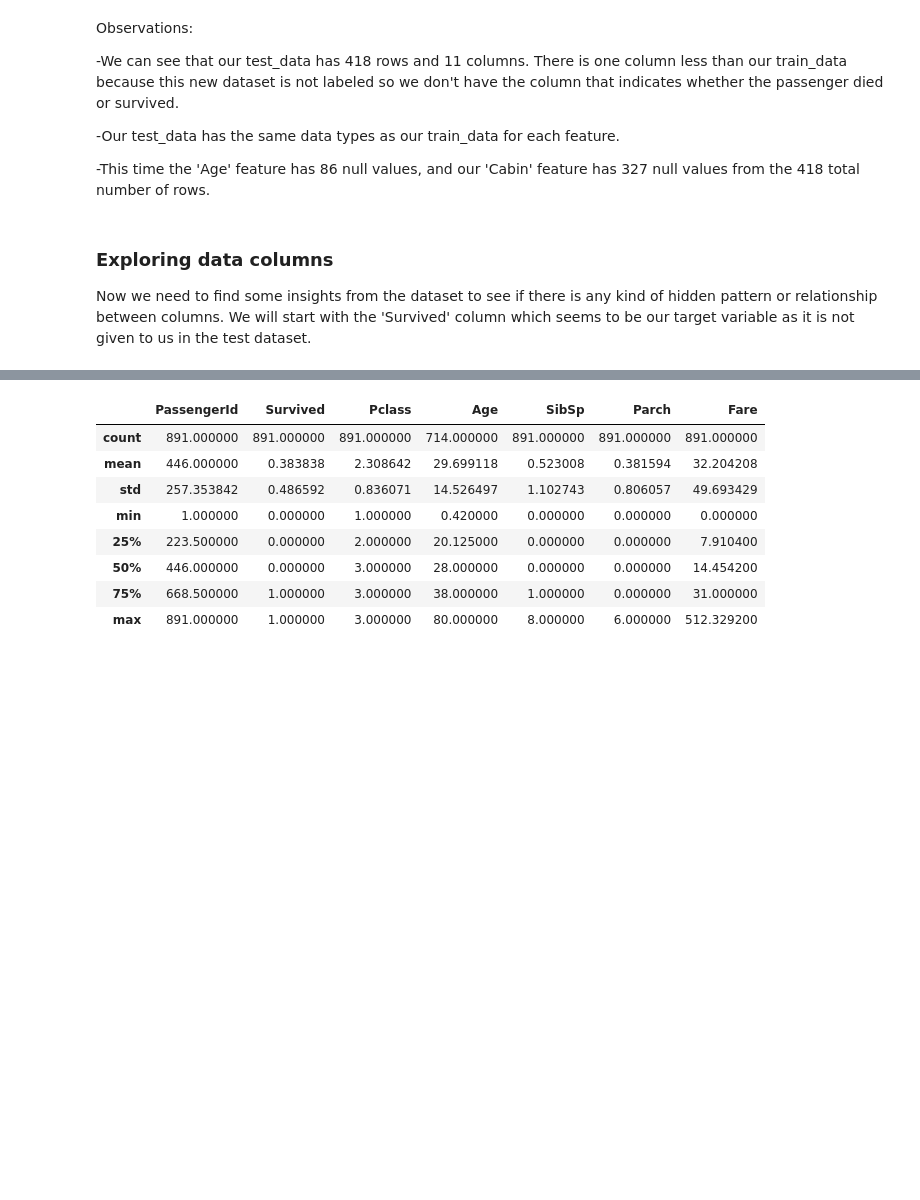
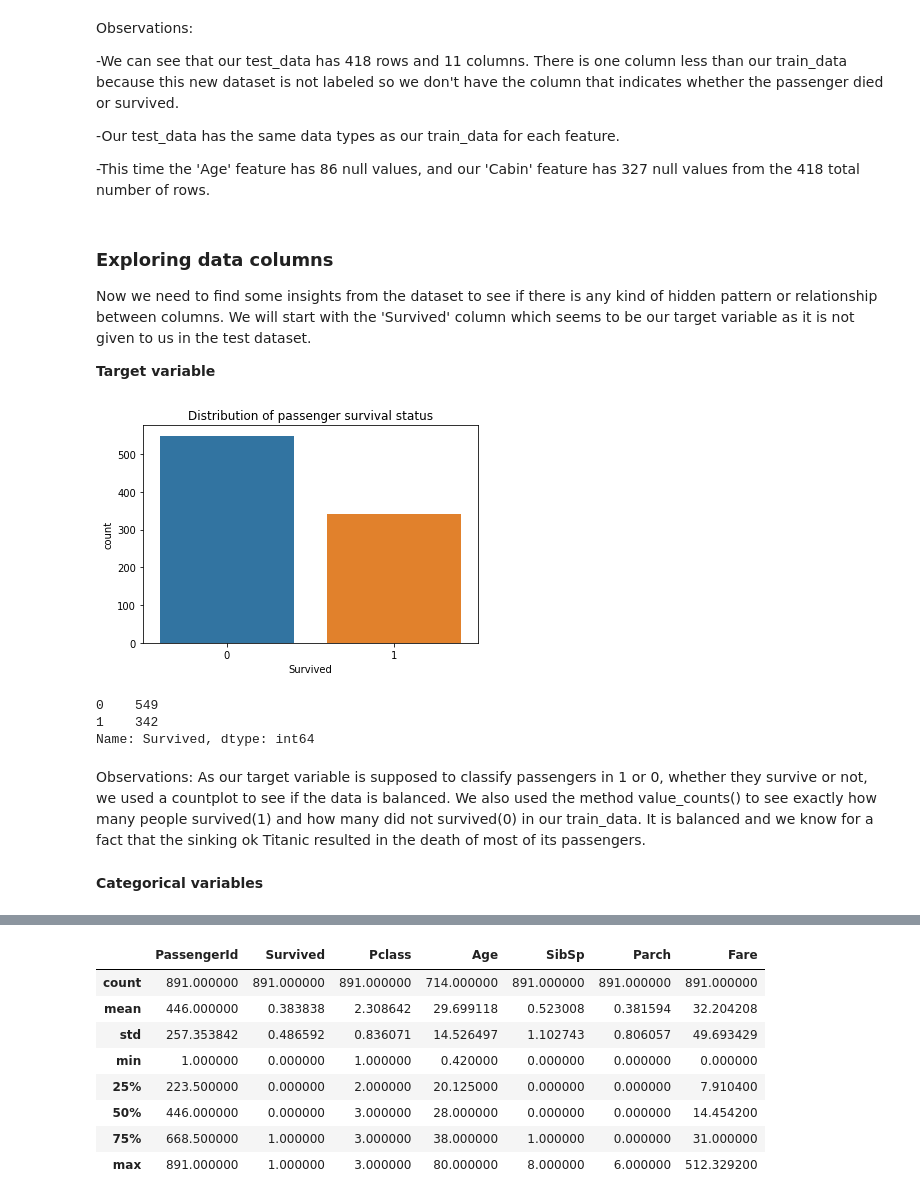
Before and after one commit to 4GeeksAcademy/machine-learning-content, a Jupyter notebook: 05-3d-data/exploratory-data-analysis.ipynb, the cells around one changed output, grey strips where cells are left out. Cells and saved outputs as stored; diff of their text form; code cells hidden in the pictures; blank space fills up the shorter version.

Commit message:
05-data part 1

```diff
--- a/05-3d-data/exploratory-data-analysis.ipynb
+++ b/05-3d-data/exploratory-data-analysis.ipynb
@@ -147,3 +147,23 @@ Observations:
 
 Now we need to find some insights from the dataset to see if there is any kind of hidden pattern or relationship between columns.
 We will start with the 'Survived' column which seems to be our target variable as it is not given to us in the test dataset.
+
+**Target variable**
+# %%
+#Let's first visualize the distribution of our target variable.
+
+sns.countplot(x=train_data['Survived'])
+plt.title('Distribution of passenger survival status')
+plt.show()
+# %% [output]
+[figure, added]
+# %%
+train_data['Survived'].value_counts()
+# %% [output]
+0    549
+1    342
+Name: Survived, dtype: int64
+# %% [markdown]
+Observations: As our target variable is supposed to classify passengers in 1 or 0, whether they survive or not, we used a countplot to see if the data is balanced. We also used the method value_counts() to see exactly how many people survived(1) and how many did not survived(0) in our train_data. It is balanced and we know for a fact that the sinking ok Titanic resulted in the death of most of its passengers.
+# %% [markdown]
+**Categorical variables**
```
Also changed, not shown: parts of 31 cells of this notebook, 5 other files.
